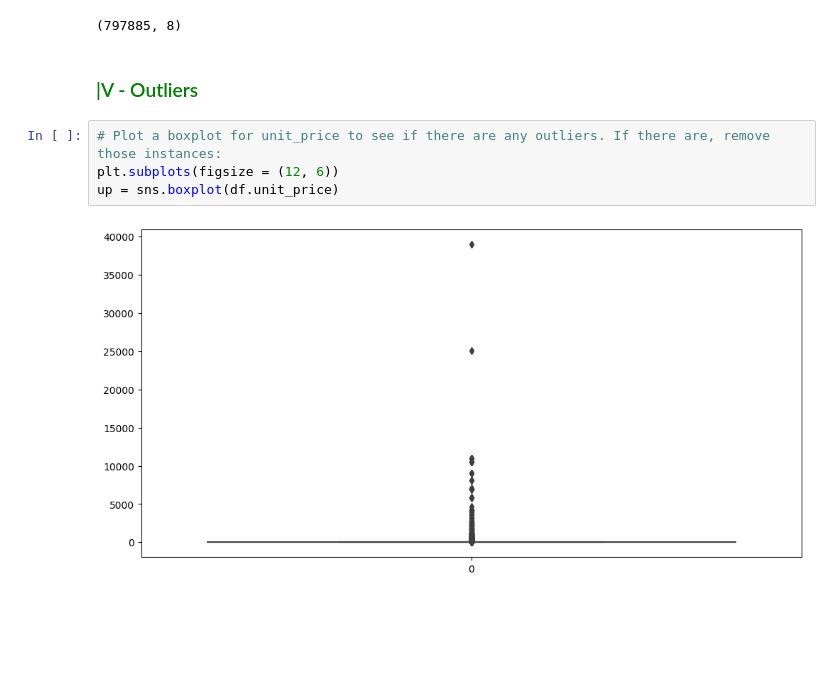
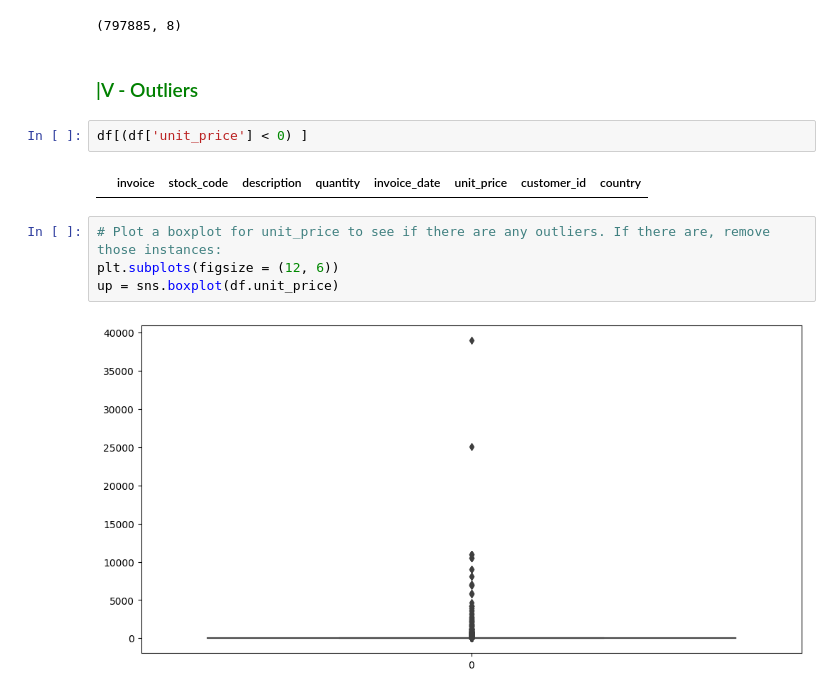
Before and after one commit to Noura-ou/projet_segmentation_client, a Jupyter notebook: src/01- Data_Cleaning.ipynb, the cells around one changed output. Drawn from its saved outputs; the diff is of its cells as text; blank space fills up the shorter version.

```diff
--- a/src/01- Data_Cleaning.ipynb
+++ b/src/01- Data_Cleaning.ipynb
@@ -167,6 +168,10 @@ df.shape
 (797885, 8)
 # %% [markdown]
 ### <font color="green"> |V - Outliers </font>
+# %%
+df[(df['unit_price'] < 0) ]
+# %% [output]
+|  | invoice | stock_code | description | quantity | invoice_date | unit_price | customer_id | country |
 # %%
 # Plot a boxplot for unit_price to see if there are any outliers. If there are, remove those instances:
 plt.subplots(figsize = (12, 6))
```
Also changed, not shown: parts of 7 cells of this notebook, 6 other files.
